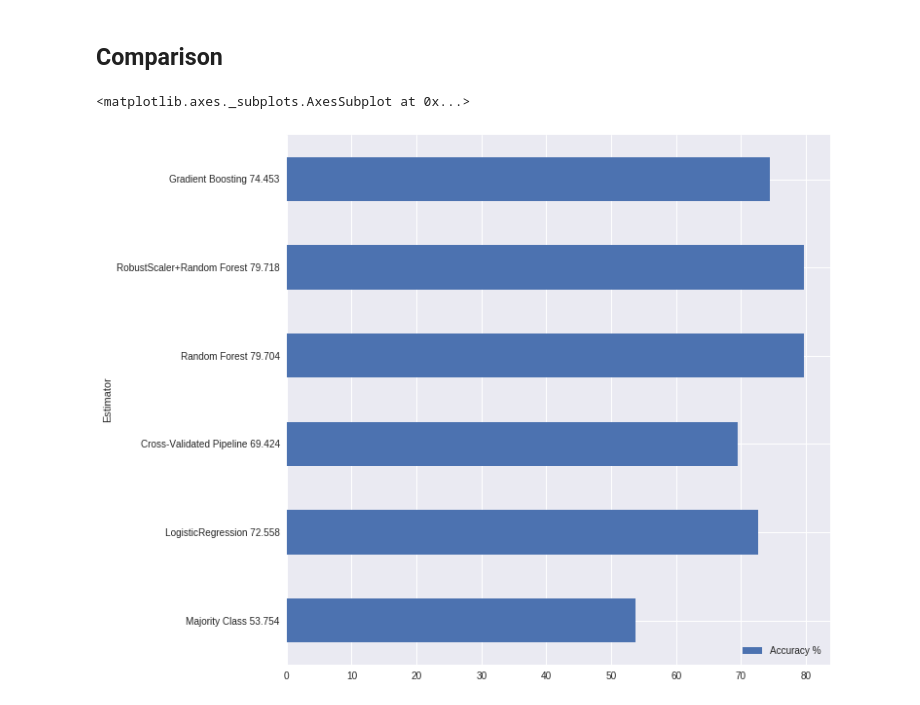
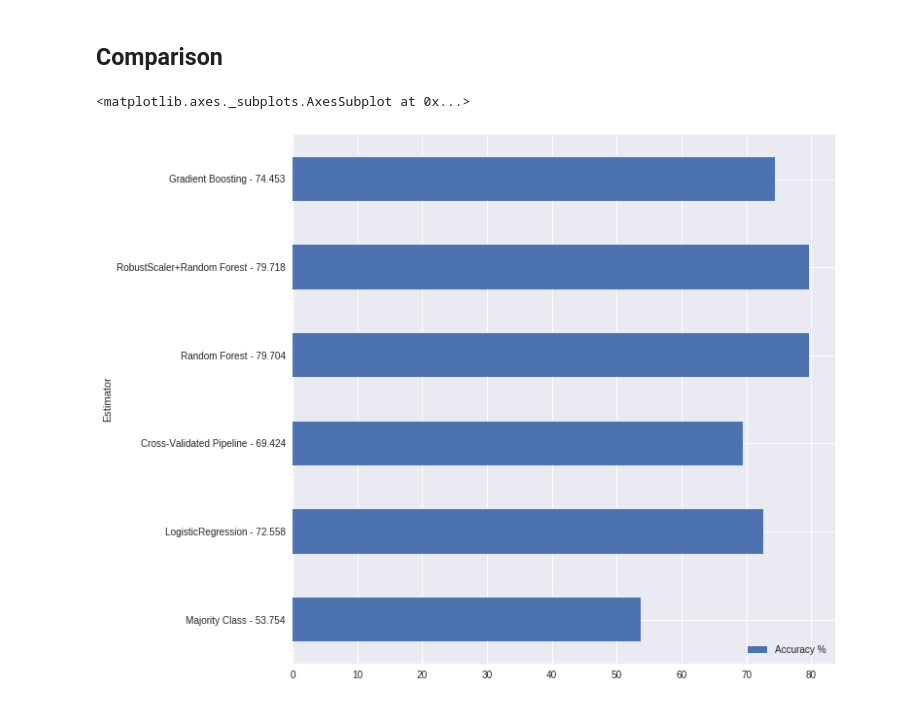
Before and after one commit to ed-chin-git/DS-Unit2-Kaggle-Competition, a Jupyter notebook: Unit_2_Kaggle_Competition_Tanzanian_Water_Pumps.ipynb, the cells around one changed output. Cells and saved outputs as stored; diff of their text form; code cells hidden in the pictures.

```diff
--- a/Unit_2_Kaggle_Competition_Tanzanian_Water_Pumps.ipynb
+++ b/Unit_2_Kaggle_Competition_Tanzanian_Water_Pumps.ipynb
@@ -457,12 +457,11 @@ array([[ 8.75426633e-01,  4.93800000e+03,  7.73924578e-01, ...,
 # %% [markdown]
 ## Comparison
 # %%
-estimat=pd.DataFrame(['Majority Class 53.754','LogisticRegression 72.558','Cross-Validated Pipeline 69.424','Random Forest 79.704','RobustScaler+Random Forest 79.718','Gradient Boosting 74.453'],columns=['Estimator'])
+estimat=pd.DataFrame(['Majority Class - 53.754','LogisticRegression - 72.558','Cross-Validated Pipeline - 69.424','Random Forest - 79.704','RobustScaler+Random Forest - 79.718','Gradient Boosting - 74.453'],columns=['Estimator'])
 scores=pd.DataFrame([53.754, 72.558, 69.424, 79.704, 79.718, 74.453 ],columns=['Accuracy %'])
 results=pd.concat([estimat, scores], axis=1)
 results.set_index('Estimator',inplace=True)
-results.head()
 results.plot.barh(figsize=(10,10))
 # %% [output]
 <matplotlib.axes._subplots.AxesSubplot at 0x...>
-[figure, old version]
+[figure, new version]
```
